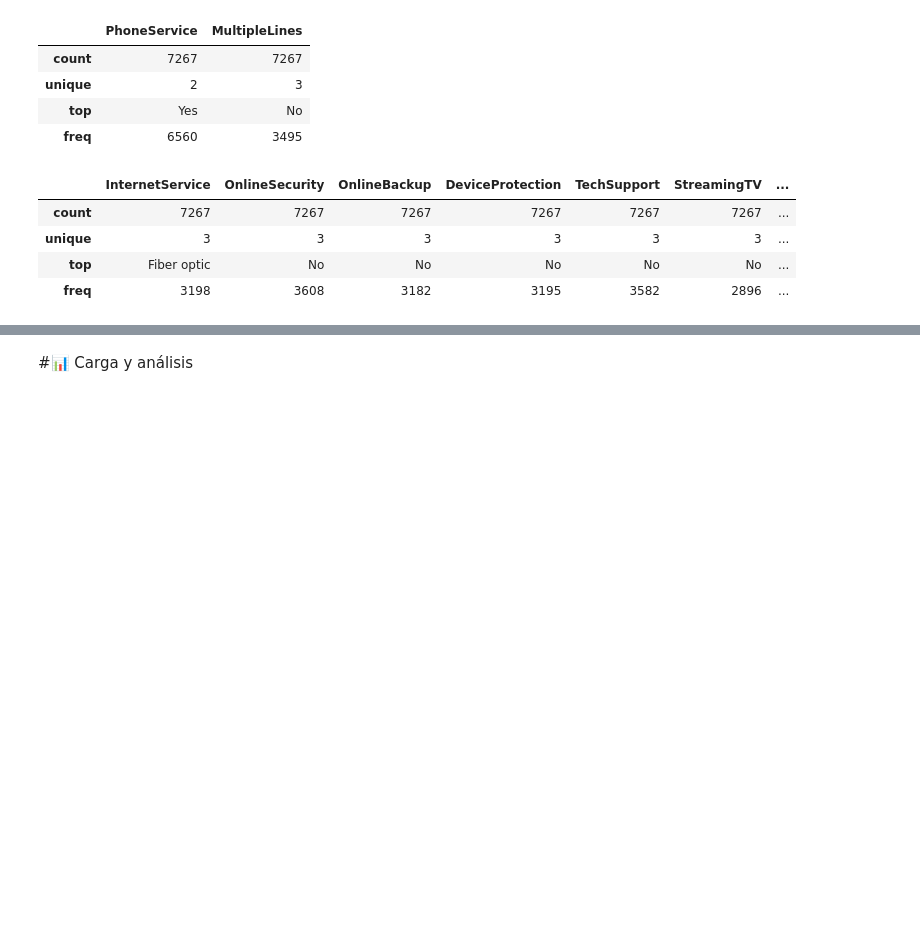
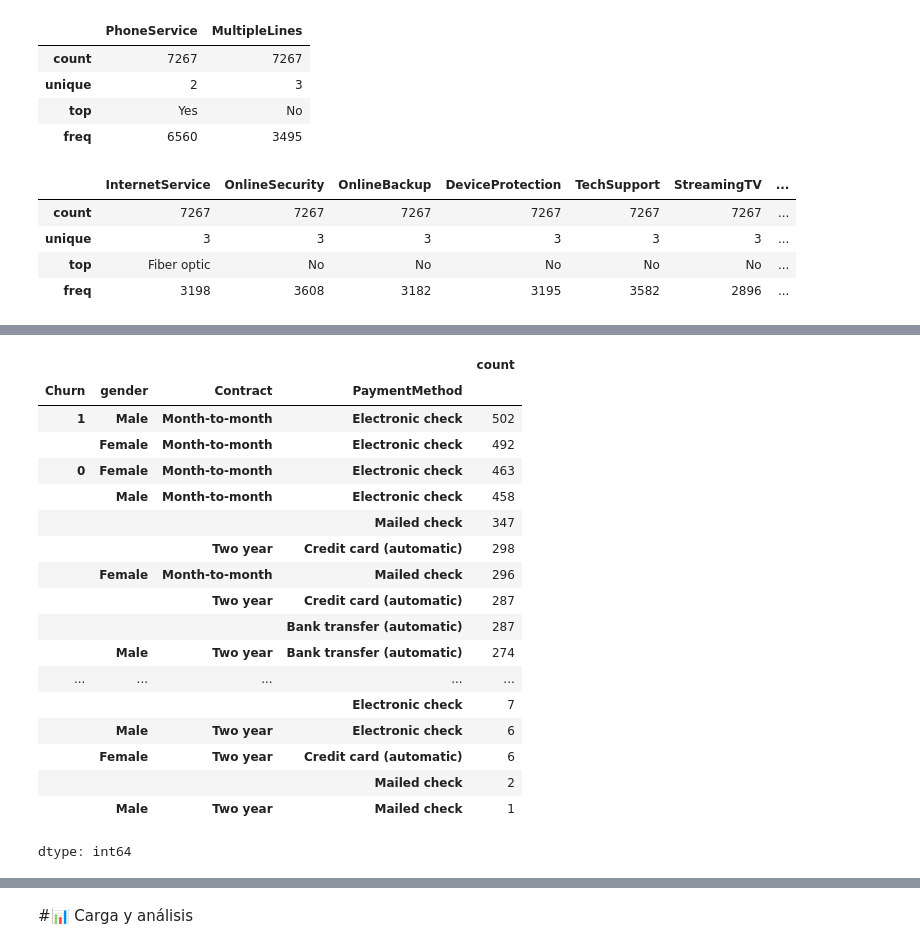
Before and after one commit to clopezv/Challenger_TelecomX, a Jupyter notebook: TelecomX_LATAM_CLV.ipynb, the cells around one changed output, grey strips where cells are left out. Saved outputs shown, nothing was run; the diff lists cells and outputs as text; code cells hidden in the pictures; blank space fills up the shorter version.

```diff
--- a/TelecomX_LATAM_CLV.ipynb
+++ b/TelecomX_LATAM_CLV.ipynb
@@ -482,0 +517,10 @@ AnalisisAccount
+# %%
+#Se crea nuevo DataFrame para normalizar el Churn y dejar el campo en 0, 1 para reliazar un mejor análisis.
+df_nuevo = pd.DataFrame(index=df.index)
+df_nuevo['Churn'] = df['Churn']
+data = pd.json_normalize(df['customer'])
+df_nuevo['gender'] = data['gender']
+data = pd.json_normalize(df['account'])
+df_nuevo['Contract'] = data['Contract']
+df_nuevo['PaymentMethod'] = data['PaymentMethod']
+df_nuevo
@@ -482,0 +541,25 @@ AnalisisAccount
+# %%
+#"Sí" y "No" en valores binarios (1 y 0)
+df_nuevo.value_counts(dropna=True)
+#clientes que dejaron la empresa tienen la tendencia a ser Masculino con contrato
+#mes a mes y pagan con cheque electronico y Femeninas 492
+# %% [output]
+|  |  |  |  | count |
+| Churn | gender | Contract | PaymentMethod |  |
+| 1 | Male | Month-to-month | Electronic check | 502 |
+|  | Female | Month-to-month | Electronic check | 492 |
+| 0 | Female | Month-to-month | Electronic check | 463 |
+|  | Male | Month-to-month | Electronic check | 458 |
+|  |  |  | Mailed check | 347 |
+|  |  | Two year | Credit card (automatic) | 298 |
+|  | Female | Month-to-month | Mailed check | 296 |
+|  |  | Two year | Credit card (automatic) | 287 |
+|  |  |  | Bank transfer (automatic) | 287 |
+|  | Male | Two year | Bank transfer (automatic) | 274 |
+| ... | ... | ... | ... | ... |
+|  |  |  | Electronic check | 7 |
+|  | Male | Two year | Electronic check | 6 |
+|  | Female | Two year | Credit card (automatic) | 6 |
+|  |  |  | Mailed check | 2 |
+|  | Male | Two year | Mailed check | 1 |
+dtype: int64
```
Also changed, not shown: parts of 40 cells of this notebook.
